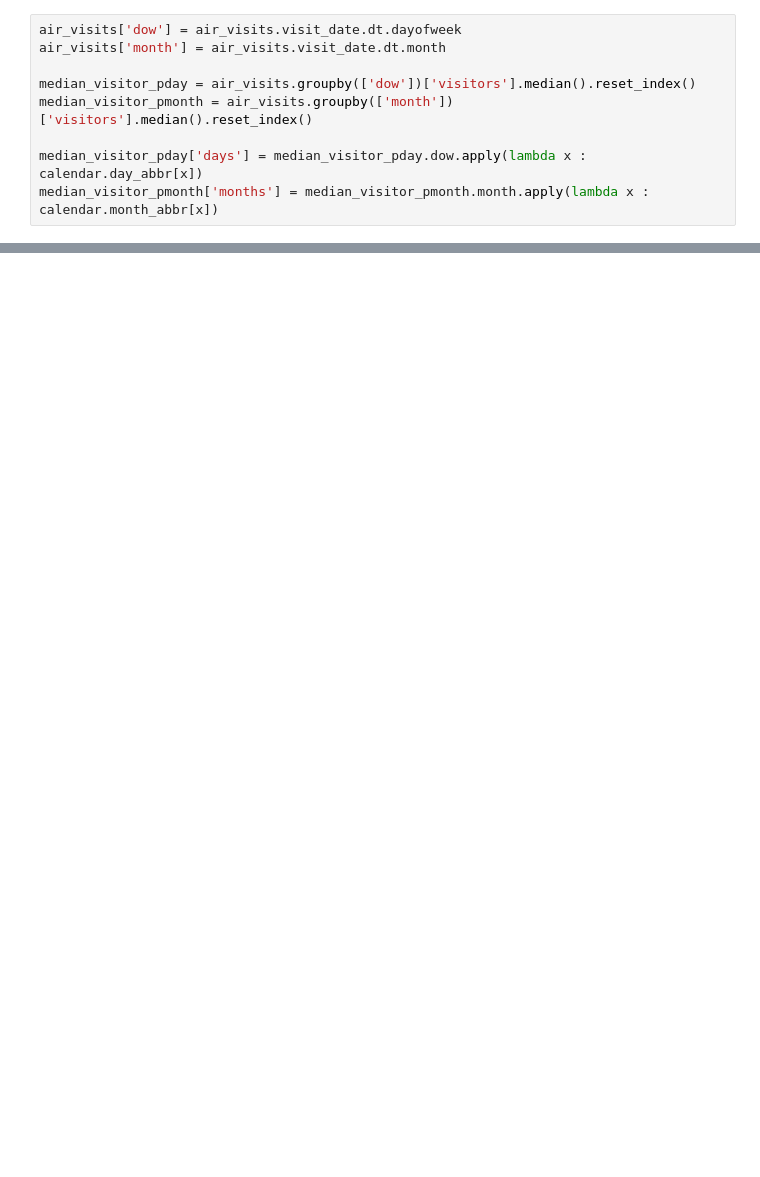
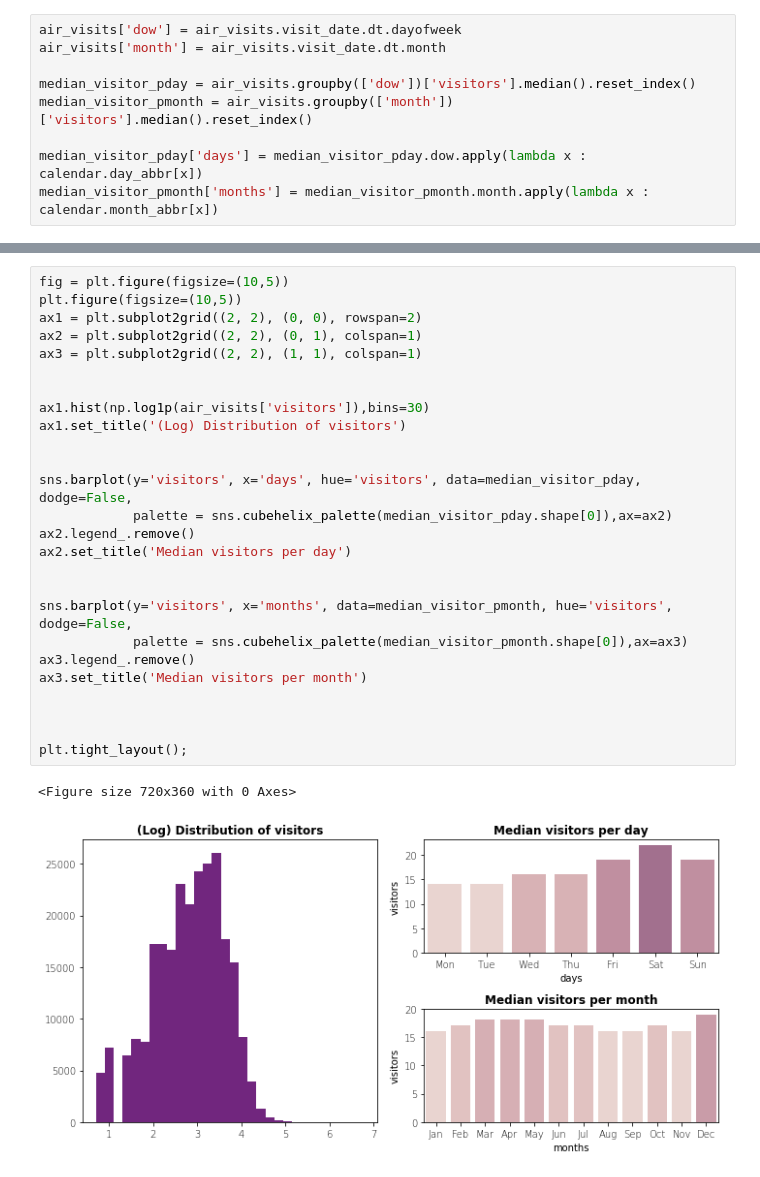
Before and after one commit to GlobalMaksimum/turkcell-workshop, a Jupyter notebook: samet/EDA.ipynb, the cells around one changed output, grey strips where cells are left out. Saved outputs shown, nothing was run; the diff lists cells and outputs as text; blank space fills up the shorter version.

```diff
--- a/samet/EDA.ipynb
+++ b/samet/EDA.ipynb
@@ -376,0 +399,29 @@ https://www.kaggle.com/asindico/a-japanese-journey
+# %%
+fig = plt.figure(figsize=(10,5))
+plt.figure(figsize=(10,5))
+ax1 = plt.subplot2grid((2, 2), (0, 0), rowspan=2)
+ax2 = plt.subplot2grid((2, 2), (0, 1), colspan=1)
+ax3 = plt.subplot2grid((2, 2), (1, 1), colspan=1)
+
+
+ax1.hist(np.log1p(air_visits['visitors']),bins=30)
+ax1.set_title('(Log) Distribution of visitors')
+
+
+sns.barplot(y='visitors', x='days', hue='visitors', data=median_visitor_pday, dodge=False,
+            palette = sns.cubehelix_palette(median_visitor_pday.shape[0]),ax=ax2)
+ax2.legend_.remove()
+ax2.set_title('Median visitors per day')
+
+
+sns.barplot(y='visitors', x='months', data=median_visitor_pmonth, hue='visitors', dodge=False,
+            palette = sns.cubehelix_palette(median_visitor_pmonth.shape[0]),ax=ax3)
+ax3.legend_.remove()
+ax3.set_title('Median visitors per month')
+
+
+
+plt.tight_layout();
+# %% [output]
+<Figure size 720x360 with 0 Axes>
+[figure, added]
```
Also changed, not shown: parts of 131 cells of this notebook, 1 other file.
